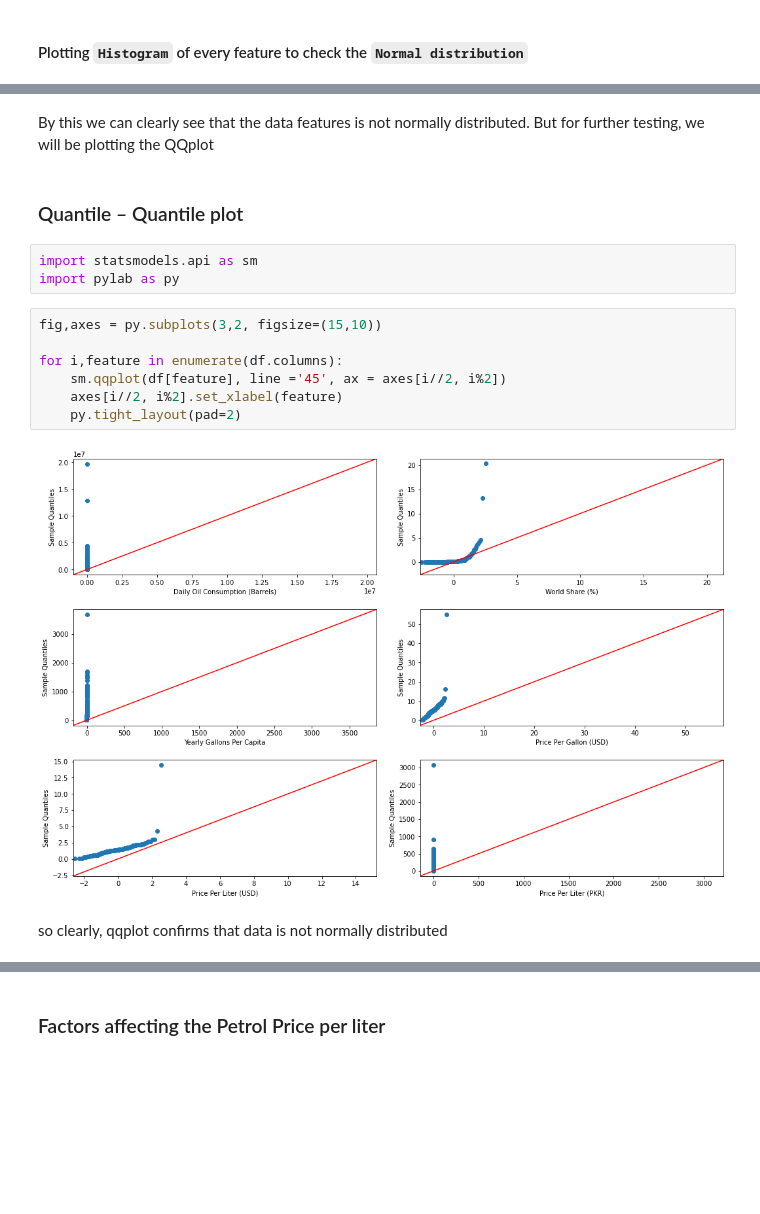
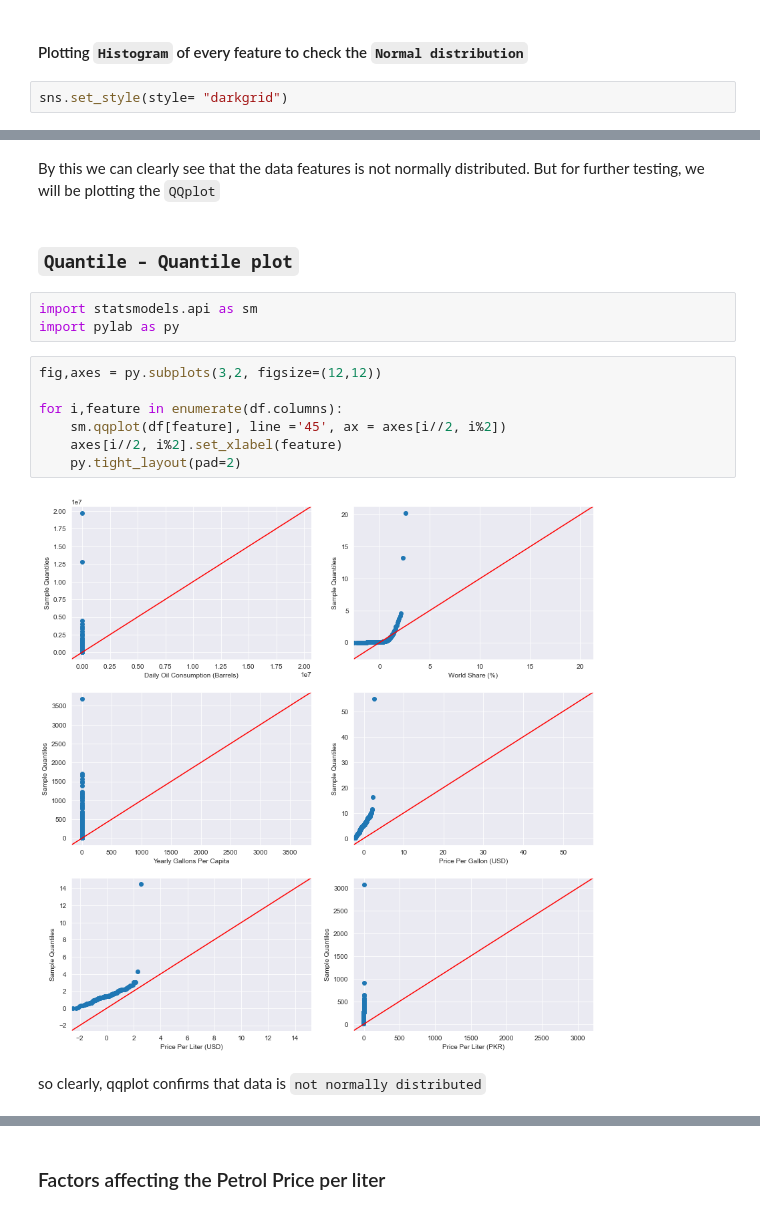
Before and after one commit to RaofaizanAPSACS/PetrolGasPricesWorldWide_EDA, a Jupyter notebook: Petrol prices.ipynb, the cells around one changed output, grey strips where cells are left out. Drawn from its saved outputs; the diff is of its cells as text; blank space fills up the shorter version.

```diff
--- a/Petrol prices.ipynb
+++ b/Petrol prices.ipynb
@@ -91,6 +92,8 @@ df.describe()
 | max | 1.968729e+07 | 20.300000 | 3679.500000 | 54.890000 | ... |
 # %% [markdown]
 #### Plotting `Histogram` of every feature to check the `Normal distribution`
+# %%
+sns.set_style(style= "darkgrid")
 # %%
 fig,axes = plt.subplots(3,2, figsize=(12,10))
 for i,feature in enumerate(df.columns):
@@ -106,18 +109,18 @@ plt.show()
 # %% [markdown]
-By this we can clearly see that the data features is not normally distributed. But for further testing, we will be plotting the QQplot
+By this we can clearly see that the data features is not normally distributed. But for further testing, we will be plotting the `QQplot`
 # %% [markdown]
-### Quantile – Quantile plot
+### `Quantile – Quantile plot`
 # %%
 import statsmodels.api as sm
 import pylab as py
 # %%
-fig,axes = py.subplots(3,2, figsize=(15,10))
+fig,axes = py.subplots(3,2, figsize=(12,12))
 
 for i,feature in enumerate(df.columns):
     sm.qqplot(df[feature], line ='45', ax = axes[i//2, i%2])
     axes[i//2, i%2].set_xlabel(feature)
     py.tight_layout(pad=2)
 # %% [output]
-[figure, old version]
+[figure, new version]
 # %% [markdown]
-so clearly, qqplot confirms that data is not normally distributed
+so clearly, qqplot confirms that data is `not normally distributed`
```
Also changed, not shown: parts of 10 cells of this notebook, 1 other file.
